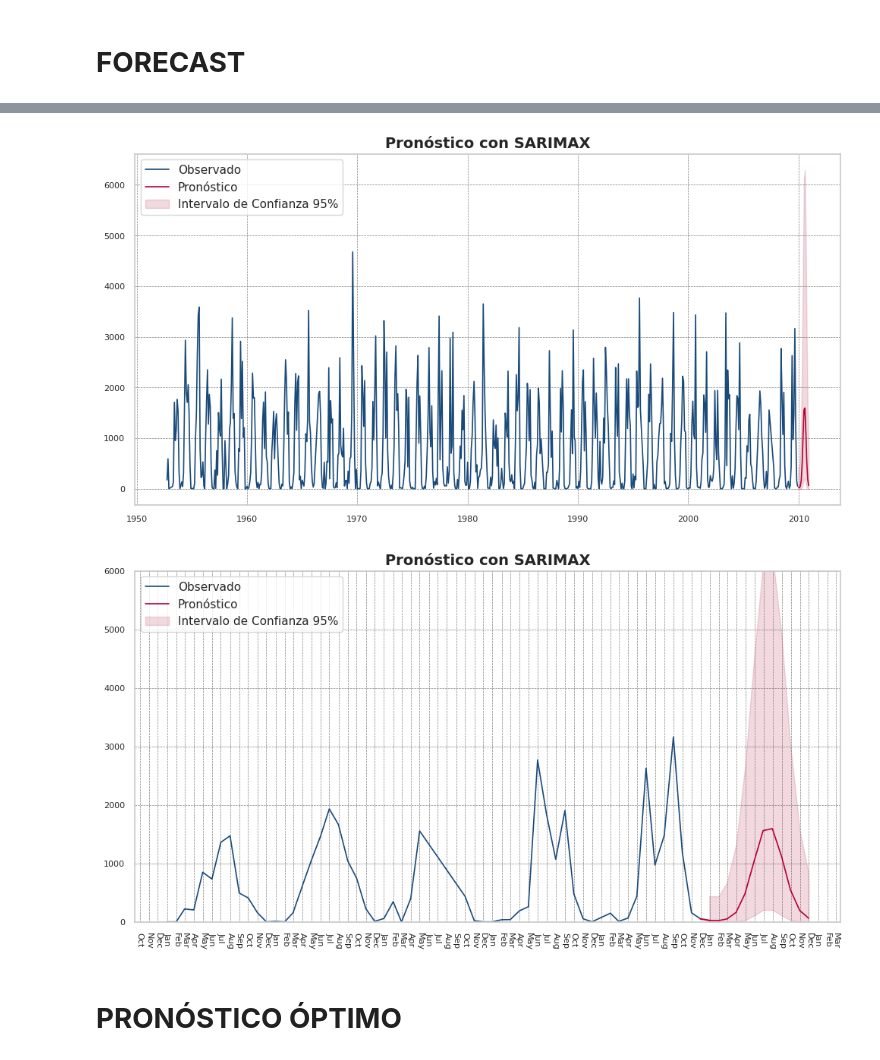
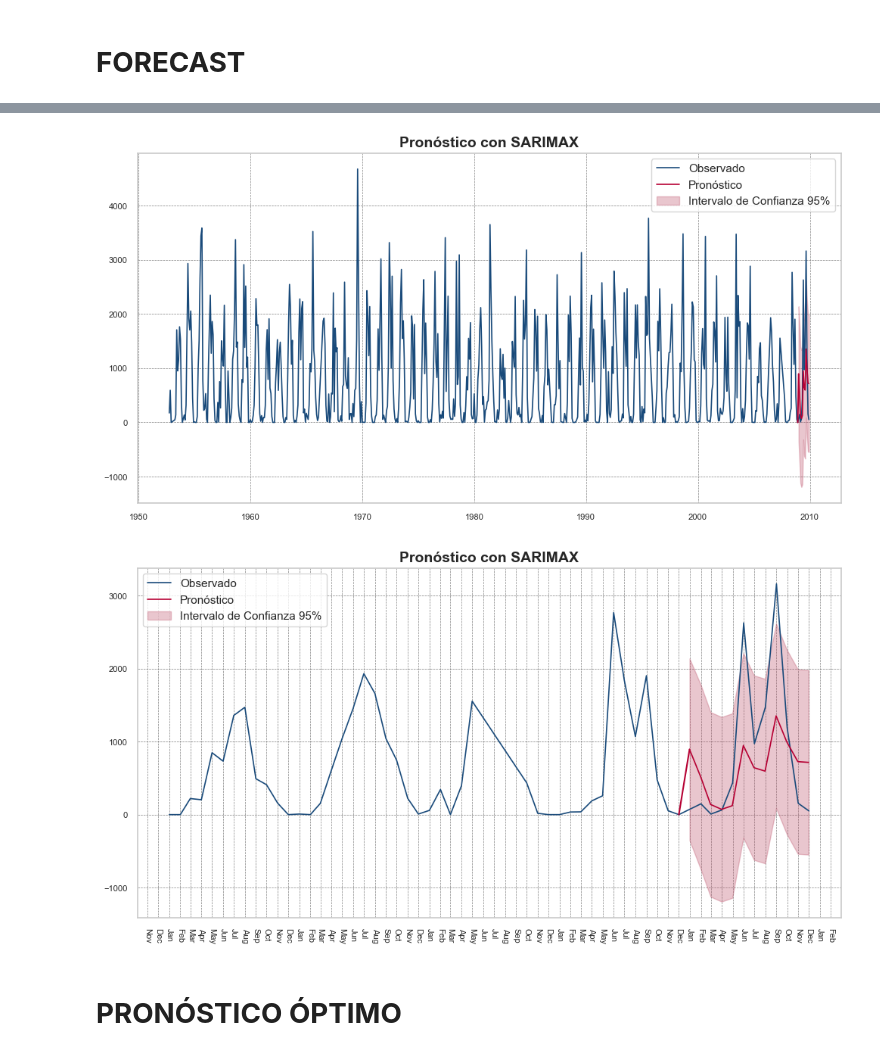
Before and after one commit to heritaco/Time-Series, a Jupyter notebook: 05-SARIMA/02-Diferencia-Estacional/01-Precipitacion-en-Puebla.ipynb, the cells around one changed output, grey strips where cells are left out. Saved outputs shown, nothing was run; the diff lists cells and outputs as text; code cells hidden in the pictures.

```diff
--- a/05-SARIMA/02-Diferencia-Estacional/01-Precipitacion-en-Puebla.ipynb
+++ b/05-SARIMA/02-Diferencia-Estacional/01-Precipitacion-en-Puebla.ipynb
@@ -401,0 +367,6 @@ $W_t = T(X_t)$ con la transformación de Yeo-Johnson y $\varepsilon_t \sim \math
+# %%
+modelo=SARIMAX(pre,
+               order=(1,0,0),
+               seasonal_order=(0,1,1,12)).fit()
+
+modelo.summary()
@@ -571,24 +614,31 @@ forecast_index = pd.date_range(start=pre.index[-2], periods=13, freq='ME')[1:]
 # %%
 plt.figure()
 
 # Serie original
-plt.plot(pre, label='Observado')
+plt.plot(pre_total, label='Observado')
 
 # Pronóstico
-plt.plot(forecast_index, forecast_real, label='Pronóstico', color=sns.color_palette()[1])
+plt.plot(forecast_index, forecast, label='Pronóstico', color=sns.color_palette()[1])
 
 # Intervalos
 plt.fill_between(forecast_index,
-                 lower_bound_real.flatten(),
-                 upper_bound_real.flatten(),
-                 color=sns.color_palette()[4], alpha=0.2, label='Intervalo de Confianza 95%')
+                    int_conf.iloc[:, 0], int_conf.iloc[:, 1],
+                    color=sns.color_palette()[4], alpha=0.3, label='Intervalo de Confianza 95%')
+
+# Add a red line connecting the last observed point with the first forecast point
+last_obs_date = pre.index[-1]
+last_obs_value = pre.iloc[-1]
+first_fc_date = forecast_index[0]
+first_fc_value = forecast.iloc[0]
+plt.plot([last_obs_date, first_fc_date], [last_obs_value, first_fc_value], color=sns.color_palette()[1], linewidth=1.5)
+
 
 plt.legend()
 plt.title('Pronóstico con SARIMAX')
 plt.savefig('imagenes/06-pronostico-sarimax.svg', bbox_inches='tight')
 plt.show()
 # %% [output]
-[figure, old version]
+[figure, new version]
 # %%
 import matplotlib.dates as mdates
 
@@ -598,33 +648,32 @@ ax.xaxis.set_major_locator(mdates.MonthLocator())           # set ticks every mo
 ax.xaxis.set_major_formatter(mdates.DateFormatter('%b'))    # format ticks to show abbreviated month
 
 # Filter the observed series from 2005 onward
-obs = pre[pre.index >= '2005-01-01']
+obs = pre_total[pre_total.index >= '2005-01-01']
 
 # Plot the observed series
 plt.plot(obs, label='Observado')
-plt.plot(forecast_index, forecast_real, label='Pronóstico', color=sns.color_palette()[1])
+plt.plot(forecast_index, forecast, label='Pronóstico', color=sns.color_palette()[1])
 
 # Add a red line connecting the last observed point with the first forecast point
-last_obs_date = obs.index[-1]
-last_obs_value = obs.iloc[-1]
+last_obs_date = pre.index[-1]
+last_obs_value = pre.iloc[-1]
 first_fc_date = forecast_index[0]
-first_fc_value = forecast_real[0, 0]
+first_fc_value = forecast.iloc[0]
 plt.plot([last_obs_date, first_fc_date], [last_obs_value, first_fc_value], color=sns.color_palette()[1], linewidth=1.5)
 
 # Intervalos
 plt.fill_between(forecast_index,
-                 lower_bound_real.flatten(),
-                 upper_bound_real.flatten(),
-                 color=sns.color_palette()[4], alpha=0.2, label='Intervalo de Confianza 95%')
+                    int_conf.iloc[:, 0], int_conf.iloc[:, 1],
+                    color=sns.color_palette()[4], alpha=0.3, label='Intervalo de Confianza 95%')
 
 plt.xticks(rotation=270, size=8)
 plt.legend()
 plt.title('Pronóstico con SARIMAX')
-plt.ylim(0, 6000)
+# plt.ylim(0, 6000)
 plt.grid(True)
 plt.savefig('imagenes/07-pronostico-sarimax-zoom.svg', bbox_inches='tight')
 plt.show()
 # %% [output]
-[figure, old version]
+[figure, new version]
 # %% [markdown]
 # **PRONÓSTICO ÓPTIMO**
```
Also changed, not shown: parts of 44 cells of this notebook, 18 other files.
